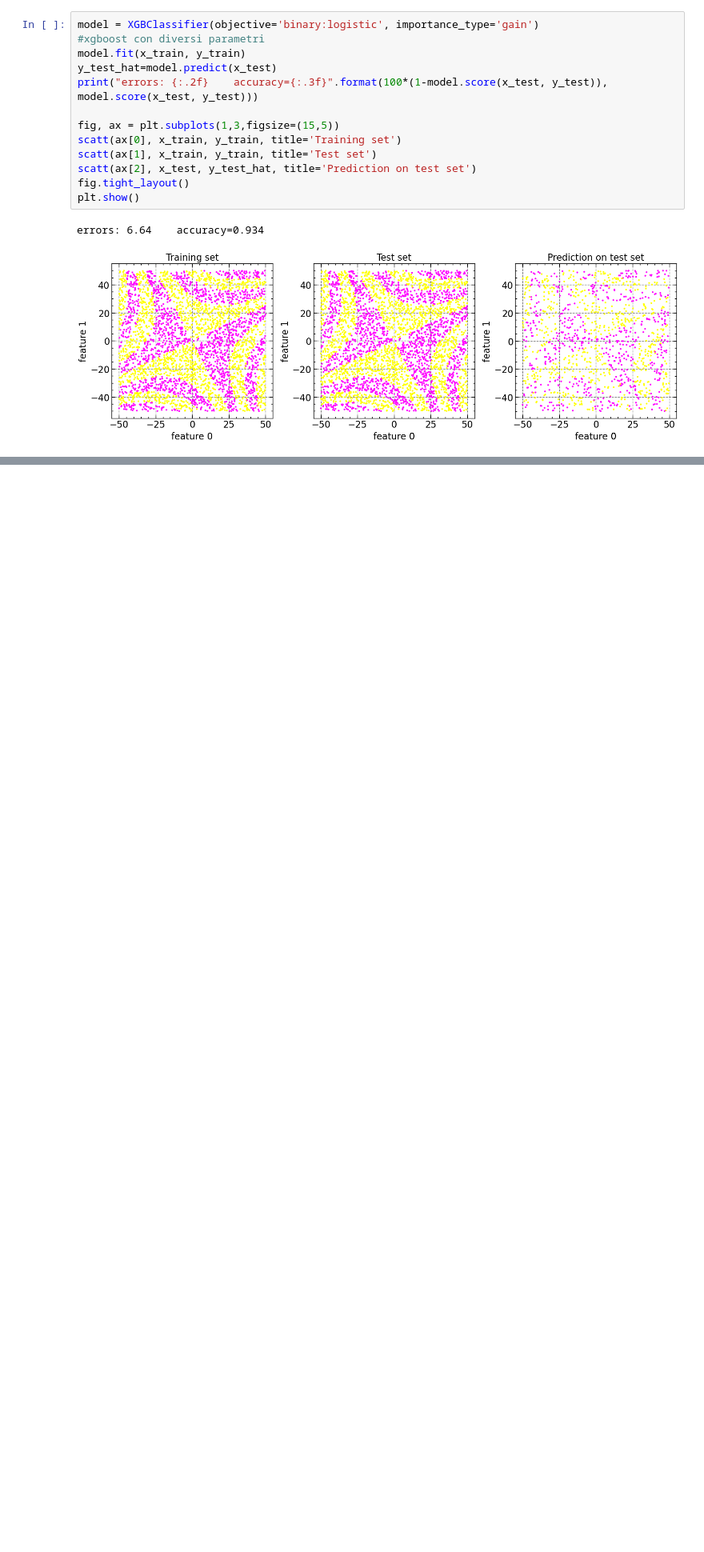
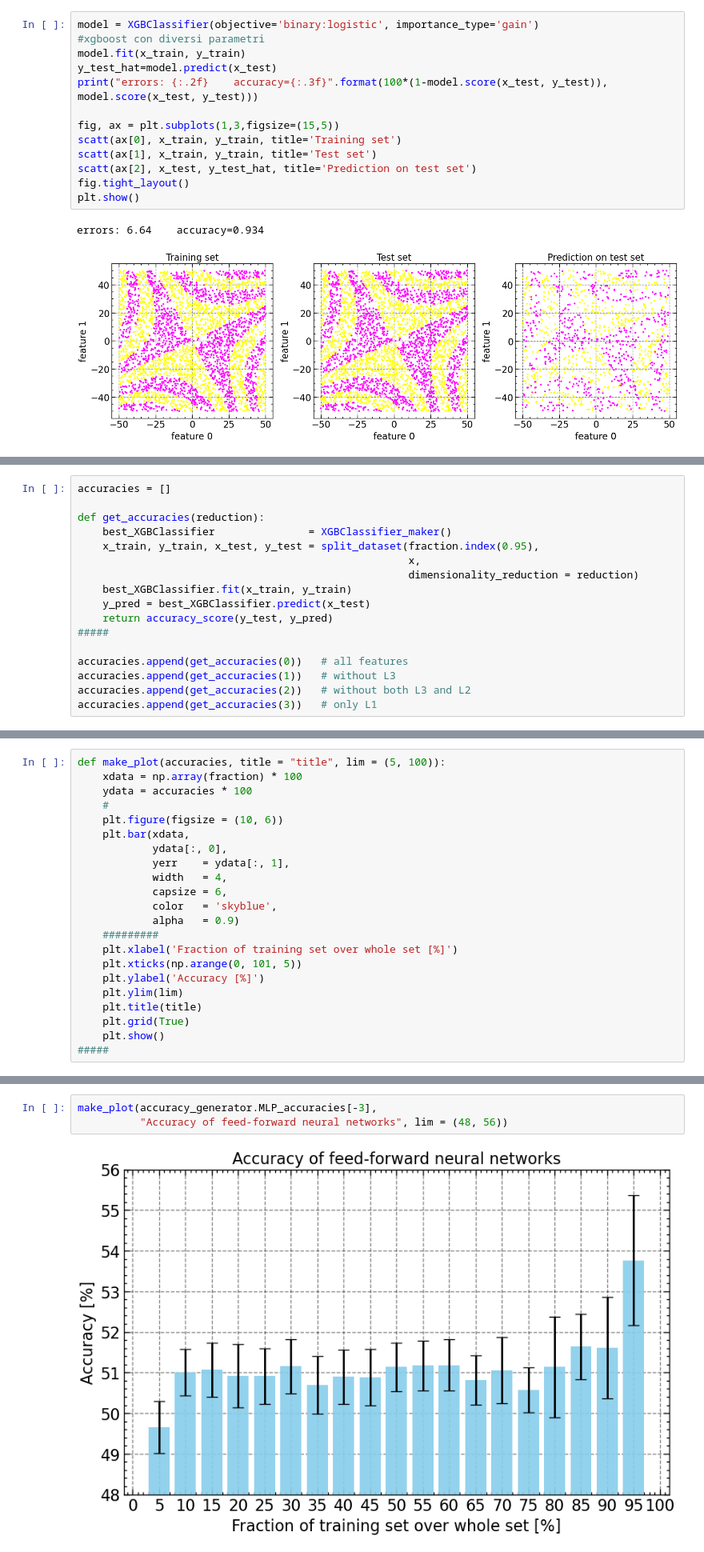
Before and after one commit to AlbertoCasellato/LCP-B, a Jupyter notebook: ex4/useful.ipynb, the cells around one changed output, grey strips where cells are left out. Shown at 80% size. Drawn from its saved outputs; the diff is of its cells as text; blank space fills up the shorter version.

```diff
--- a/ex4/useful.ipynb
+++ b/ex4/useful.ipynb
@@ -74,0 +105,17 @@ errors: 6.64    accuracy=0.934
+# %%
+accuracies = []
+
+def get_accuracies(reduction):
+    best_XGBClassifier               = XGBClassifier_maker()
+    x_train, y_train, x_test, y_test = split_dataset(fraction.index(0.95),
+                                                     x,
+                                                     dimensionality_reduction = reduction)
+    best_XGBClassifier.fit(x_train, y_train)
+    y_pred = best_XGBClassifier.predict(x_test)
+    return accuracy_score(y_test, y_pred)
+#####
+
+accuracies.append(get_accuracies(0))   # all features
+accuracies.append(get_accuracies(1))   # without L3
+accuracies.append(get_accuracies(2))   # without both L3 and L2
+accuracies.append(get_accuracies(3))   # only L1
@@ -105,0 +175,22 @@ MLP_accuracies = np.array(MLP_accuracies)
+# %%
+def make_plot(accuracies, title = "title", lim = (5, 100)):
+    xdata = np.array(fraction) * 100
+    ydata = accuracies * 100
+    #
+    plt.figure(figsize = (10, 6))
+    plt.bar(xdata,
+            ydata[:, 0],
+            yerr    = ydata[:, 1],
+            width   = 4,
+            capsize = 6,
+            color   = 'skyblue',
+            alpha   = 0.9)
+    #########
+    plt.xlabel('Fraction of training set over whole set [%]')
+    plt.xticks(np.arange(0, 101, 5))
+    plt.ylabel('Accuracy [%]')
+    plt.ylim(lim)
+    plt.title(title)
+    plt.grid(True)
+    plt.show()
+#####
@@ -105,0 +240,5 @@ MLP_accuracies = np.array(MLP_accuracies)
+# %%
+make_plot(accuracy_generator.MLP_accuracies[-3],
+          "Accuracy of feed-forward neural networks", lim = (48, 56))
+# %% [output]
+[figure, added]
```
Also changed, not shown: parts of 17 cells of this notebook, 1 other file.
